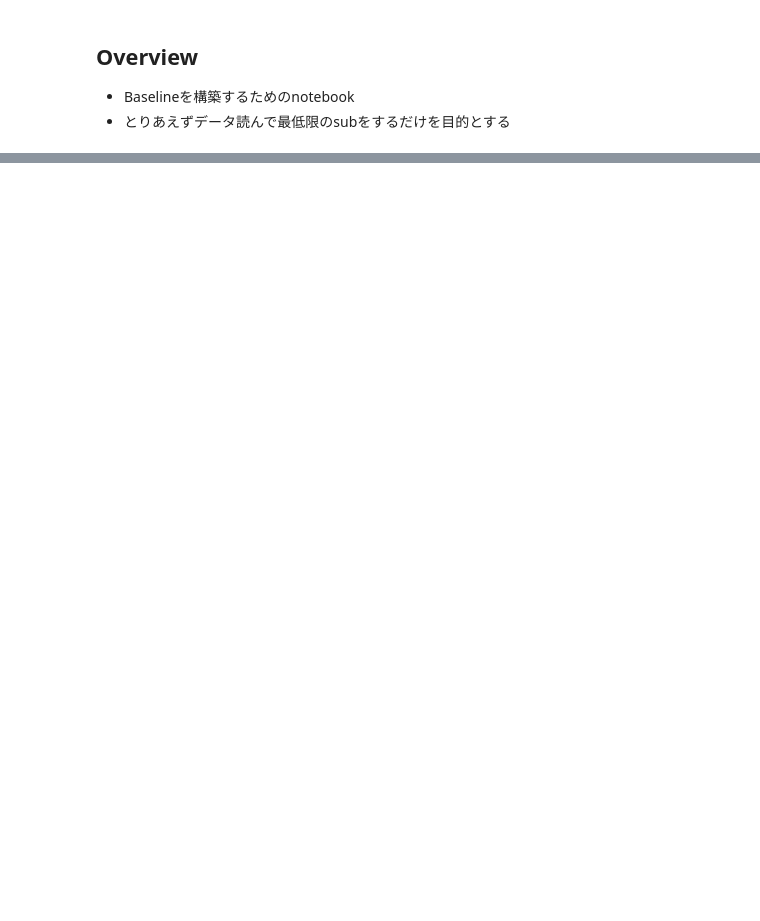
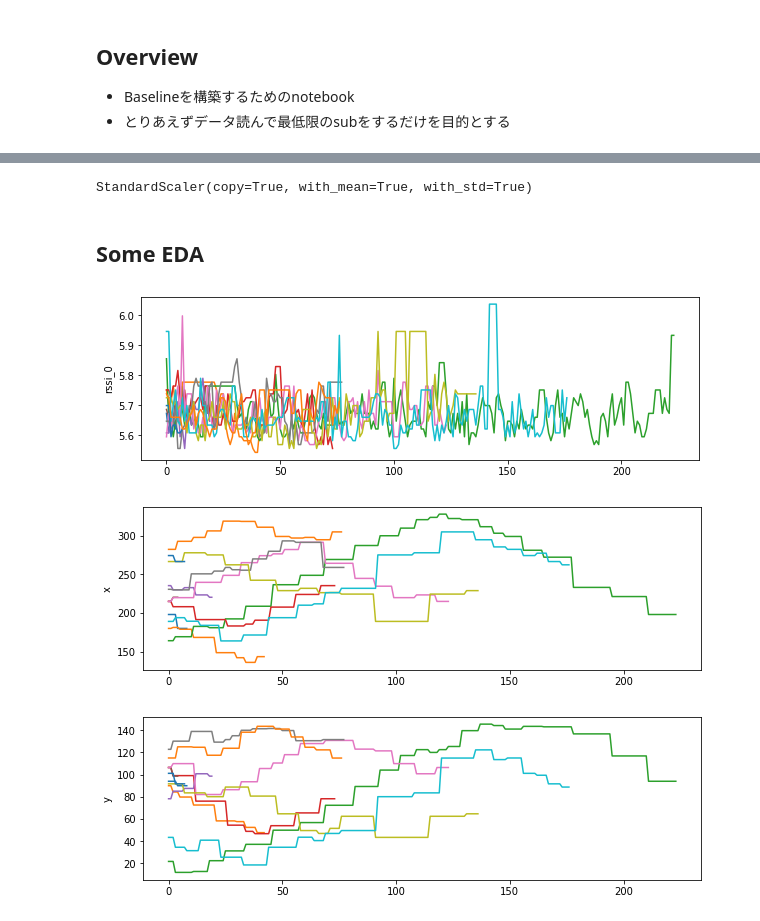
Before and after one commit to mixidota2/kaggle-indoor, a Jupyter notebook: notebook/Indoor_001_baseline.ipynb, the cells around one changed output, grey strips where cells are left out. Drawn from its saved outputs; the diff is of its cells as text; code cells hidden in the pictures; blank space fills up the shorter version.

Commit message:
[add] preprocess and networks

```diff
--- a/notebook/Indoor_001_baseline.ipynb
+++ b/notebook/Indoor_001_baseline.ipynb
@@ -98,0 +154,4 @@ data.head()
+# %%
+# count n features
+BSSID_FEATS = [f'bssid_{i}' for i in range(NUM_FEATS)]
+RSSI_FEATS  = [f'rssi_{i}' for i in range(NUM_FEATS)]
@@ -98,0 +181,35 @@ data.head()
+# %%
+# preprocess
+
+le = LabelEncoder()
+le.fit(wifi_bssids)
+le_site = LabelEncoder()
+le_site.fit(data['site_id'])
+
+ss = StandardScaler()
+ss.fit(data.loc[:,RSSI_FEATS])
+# %% [output]
+StandardScaler(copy=True, with_mean=True, with_std=True)
+# %%
+# apply transforms
+
+data.loc[:,RSSI_FEATS] = ss.transform(data.loc[:,RSSI_FEATS])
+for i in BSSID_FEATS:
+    data.loc[:,i] = le.transform(data.loc[:,i])
+    data.loc[:,i] = data.loc[:,i] + 1
+
+data.loc[:, 'site_id'] = le_site.transform(data.loc[:, 'site_id'])
+
+data.loc[:,RSSI_FEATS] = ss.transform(data.loc[:,RSSI_FEATS])
+# %%
+test_data.loc[:,RSSI_FEATS] = ss.transform(test_data.loc[:,RSSI_FEATS])
+for i in BSSID_FEATS:
+    test_data.loc[:,i] = le.transform(test_data.loc[:,i])
+    test_data.loc[:,i] = test_data.loc[:,i] + 1
+
+test_data.loc[:, 'site_id'] = le_site.transform(test_data.loc[:, 'site_id'])
+
+test_data.loc[:,RSSI_FEATS] = ss.transform(test_data.loc[:,RSSI_FEATS])
+# %%
+site_count = len(data['site_id'].unique())
+data.reset_index(drop=True, inplace=True)
@@ -98,0 +218,23 @@ data.head()
+# %% [markdown]
+## Some EDA
+# %%
+plt.figure(figsize=(10,3))
+max_iter = 10
+for i, (name, group) in enumerate(data.groupby("path")):
+    sns.lineplot(data=group, y=RSSI_FEATS[0], x=range(group.shape[0]))
+    if i > max_iter:
+        break
+plt.figure(figsize=(10,3))
+for i, (name, group) in enumerate(data.groupby("path")):
+    sns.lineplot(data=group, y="x", x=range(group.shape[0]))
+    if i > max_iter:
+        break
+plt.figure(figsize=(10,3))
+for i, (name, group) in enumerate(data.groupby("path")):
+    sns.lineplot(data=group, y="y", x=range(group.shape[0]))
+    if i > max_iter:
+        break
+# %% [output]
+[figure, added]
+[figure, added]
+[figure, added]
```
Also changed, not shown: parts of 26 cells of this notebook.
